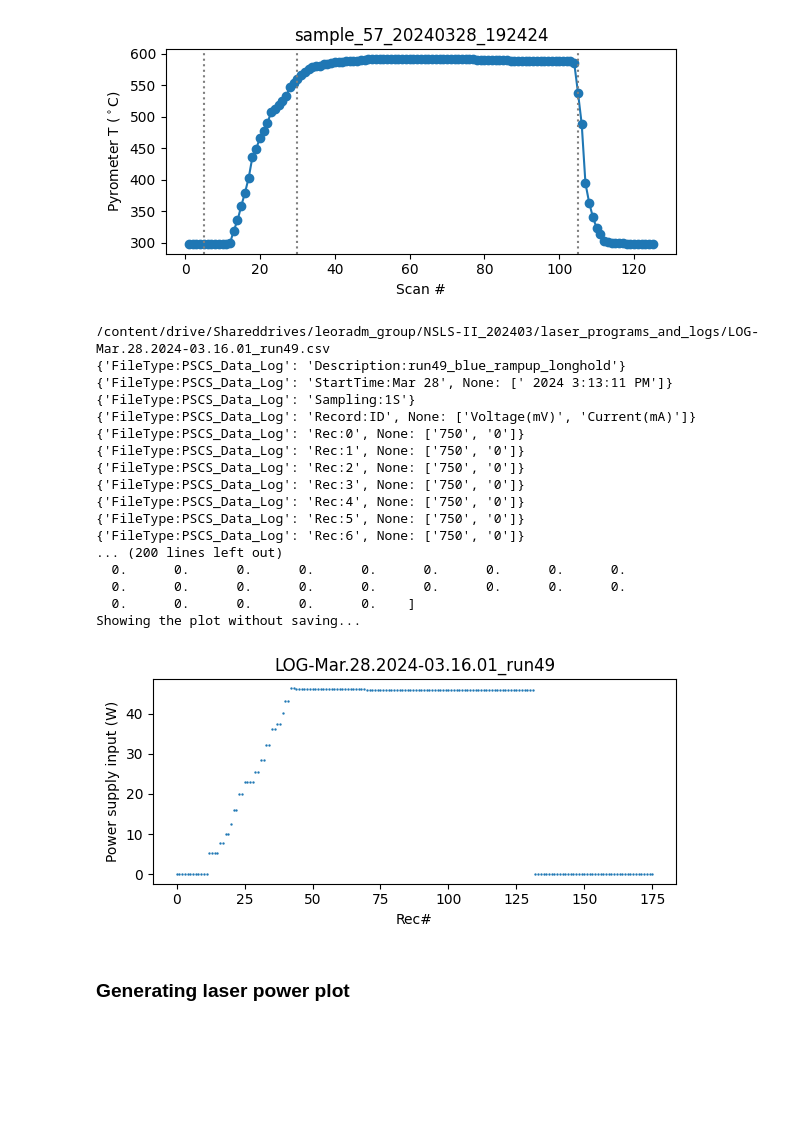
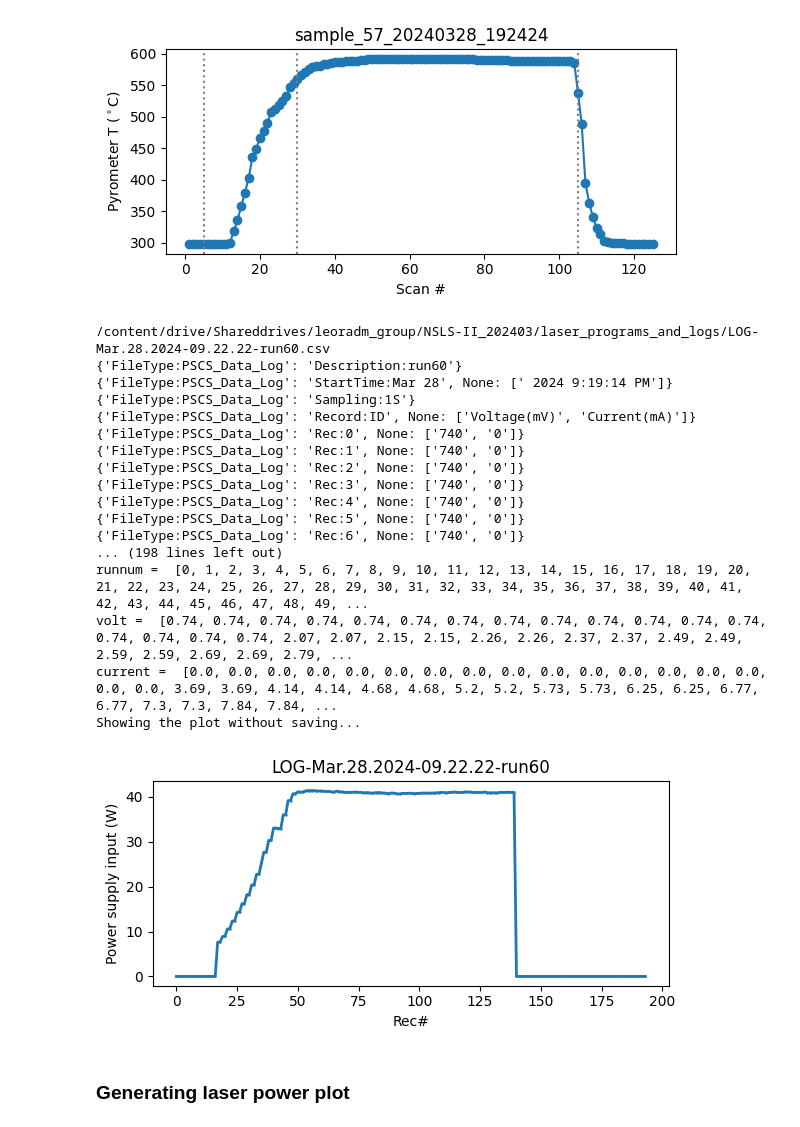
Before and after one commit to lmoghimi/personal-processing, a Jupyter notebook: xrd_analysis_Lauren.ipynb, the cells around one changed output. Saved outputs shown, nothing was run; the diff lists cells and outputs as text; code cells hidden in the pictures; blank space fills up the shorter version.

Commit message:
updates to plot laser control log

```diff
--- a/xrd_analysis_Lauren.ipynb
+++ b/xrd_analysis_Lauren.ipynb
@@ -476,14 +476,13 @@ Showing the plot without saving...
 import pandas as pd
 import csv
 
-response = "y"
+markersz = 2
+lw = 2
 
 path = os.path.join(userdir, 'laser_programs_and_logs')
-fn = 'LOG-Mar.28.2024-03.16.01_run49' ### file name that you want to plot
+fn = 'LOG-Mar.28.2024-09.22.22-run60' ### file name that you want to plot
 fp = os.path.join(path, fn + '.csv')
 print(fp)
-markersz = 2
-lw = 2
 
 laser_log_data = []
 with open(fp, mode = 'r')as file:
@@ -520,7 +519,6 @@ print('current = ', current)
 x_axis = runnum
 #y_axis = volt*current
 y_axis = np.multiply(volt, current)
-print(y_axis)
 
 figsize = (6, 3)
 fs = 18
@@ -528,50 +526,50 @@ fig, ax = plt.subplots(figsize=figsize, tight_layout=True)
 laserls = 'dotted'
 lasercol = 'tab:gray'
 
-plt.scatter(x_axis, y_axis, marker = '.', s=markersz)
-#plt.plot(x_axis, y_axis, linewidth = lw)
+plt.scatter(x_axis, y_axis, marker = '.', s = markersz)
+plt.plot(x_axis, y_axis, linewidth = lw)
 plt.ylabel("Power supply input (W)")
 plt.xlabel("Rec#")
 plt.title(fn)
 
 '''
 for i in laser:
     #print('i = ', i)
     plt.axvline(x=i, linestyle=laserls, color=lasercol)
 '''
 
 response = 'n' #######################################
 #save to folder
 if response == "y":
     print("Saving the file...!")
     fname_typ = fn + '.png' #ds = depth scan
     save_loc = os.path.join(userdir, 'userAnalysis', 'laserPlots')
     # if not os.path.isdir(save_loc):
     os.makedirs(save_loc, exist_ok=True)
     plt.savefig(os.path.join(save_loc, fname_typ))
 elif response == "n":
     print("Showing the plot without saving...")
     plt.show()
 else: print("Please enter yes or no.")
 # %% [output]
-/content/drive/Shareddrives/leoradm_group/NSLS-II_202403/laser_programs_and_logs/LOG-Mar.28.2024-03.16.01_run49.csv
-{'FileType:PSCS_Data_Log': 'Description:run49_blue_rampup_longhold'}
-{'FileType:PSCS_Data_Log': 'StartTime:Mar 28', None: [' 2024 3:13:11 PM']}
+/content/drive/Shareddrives/leoradm_group/NSLS-II_202403/laser_programs_and_logs/LOG-Mar.28.2024-09.22.22-run60.csv
+{'FileType:PSCS_Data_Log': 'Description:run60'}
+{'FileType:PSCS_Data_Log': 'StartTime:Mar 28', None: [' 2024 9:19:14 PM']}
 {'FileType:PSCS_Data_Log': 'Sampling:1S'}
 {'FileType:PSCS_Data_Log': 'Record:ID', None: ['Voltage(mV)', 'Current(mA)']}
-{'FileType:PSCS_Data_Log': 'Rec:0', None: ['750', '0']}
-{'FileType:PSCS_Data_Log': 'Rec:1', None: ['750', '0']}
-{'FileType:PSCS_Data_Log': 'Rec:2', None: ['750', '0']}
-{'FileType:PSCS_Data_Log': 'Rec:3', None: ['750', '0']}
-{'FileType:PSCS_Data_Log': 'Rec:4', None: ['750', '0']}
-{'FileType:PSCS_Data_Log': 'Rec:5', None: ['750', '0']}
-{'FileType:PSCS_Data_Log': 'Rec:6', None: ['750', '0']}
-... (200 lines left out)
-  0.      0.      0.      0.      0.      0.      0.      0.      0.
-  0.      0.      0.      0.      0.      0.      0.      0.      0.
-  0.      0.      0.      0.      0.    ]
+{'FileType:PSCS_Data_Log': 'Rec:0', None: ['740', '0']}
+{'FileType:PSCS_Data_Log': 'Rec:1', None: ['740', '0']}
+{'FileType:PSCS_Data_Log': 'Rec:2', None: ['740', '0']}
+{'FileType:PSCS_Data_Log': 'Rec:3', None: ['740', '0']}
+{'FileType:PSCS_Data_Log': 'Rec:4', None: ['740', '0']}
+{'FileType:PSCS_Data_Log': 'Rec:5', None: ['740', '0']}
+{'FileType:PSCS_Data_Log': 'Rec:6', None: ['740', '0']}
+... (198 lines left out)
+runnum =  [0, 1, 2, 3, 4, 5, 6, 7, 8, 9, 10, 11, 12, 13, 14, 15, 16, 17, 18, 19, 20, 21, 22, 23, 24, 25, 26, 27, 28, 29, 30, 31, 32, 33, 34, 35, 36, 37, 38, 39, 40, 41, 42, 43, 44, 45, 46, 47, 48, 49, ...
+volt =  [0.74, 0.74, 0.74, 0.74, 0.74, 0.74, 0.74, 0.74, 0.74, 0.74, 0.74, 0.74, 0.74, 0.74, 0.74, 0.74, 0.74, 2.07, 2.07, 2.15, 2.15, 2.26, 2.26, 2.37, 2.37, 2.49, 2.49, 2.59, 2.59, 2.69, 2.69, 2.79, ...
+current =  [0.0, 0.0, 0.0, 0.0, 0.0, 0.0, 0.0, 0.0, 0.0, 0.0, 0.0, 0.0, 0.0, 0.0, 0.0, 0.0, 0.0, 3.69, 3.69, 4.14, 4.14, 4.68, 4.68, 5.2, 5.2, 5.73, 5.73, 6.25, 6.25, 6.77, 6.77, 7.3, 7.3, 7.84, 7.84, ...
 Showing the plot without saving...
-[figure, old version]
+[figure, new version]
 # %% [markdown]
 ### Generating laser power plot
 # %%
```
